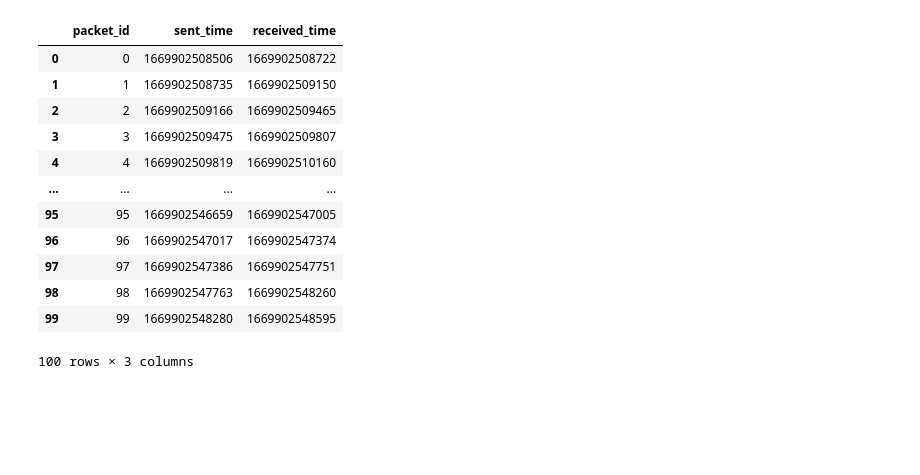
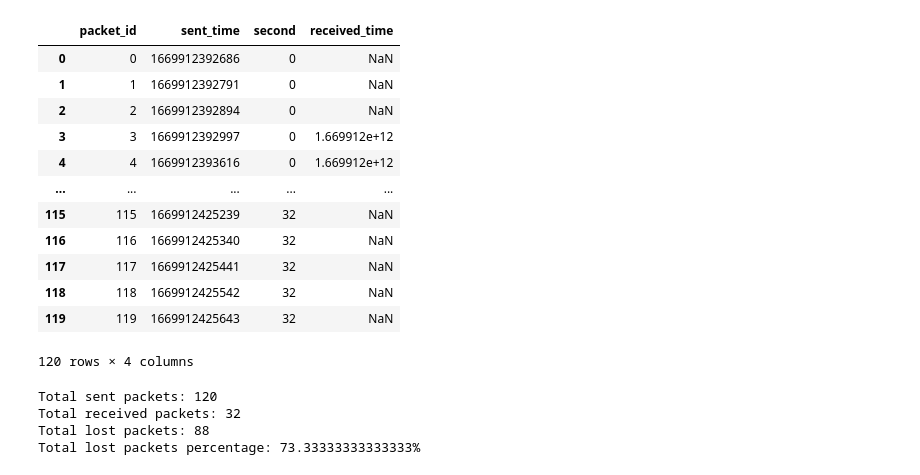
Before and after one commit to gary1030/zenoh-in-noise-environment, a Jupyter notebook: zenoh-measurement/data_analysis.ipynb, the cells around one changed output. Saved outputs shown, nothing was run; the diff lists cells and outputs as text; code cells hidden in the pictures; blank space fills up the shorter version.

Commit message:
finish stats for 10M and 100M

```diff
--- a/zenoh-measurement/data_analysis.ipynb
+++ b/zenoh-measurement/data_analysis.ipynb
@@ -24,16 +4,13 @@ merged_result = merged_result.rename(columns={'sent_packet_id': 'packet_id'})
-# %%
-merged_result
-# %% [output]
-|  | packet_id | sent_time | received_time |
-| 0 | 0 | 1669902508506 | 1669902508722 |
-| 1 | 1 | 1669902508735 | 1669902509150 |
-| 2 | 2 | 1669902509166 | 1669902509465 |
-| 3 | 3 | 1669902509475 | 1669902509807 |
-| 4 | 4 | 1669902509819 | 1669902510160 |
-| ... | ... | ... | ... |
-| 95 | 95 | 1669902546659 | 1669902547005 |
-| 96 | 96 | 1669902547017 | 1669902547374 |
-| 97 | 97 | 1669902547386 | 1669902547751 |
-| 98 | 98 | 1669902547763 | 1669902548260 |
-| 99 | 99 | 1669902548280 | 1669902548595 |
-100 rows × 3 columns
+# %%
+# calculate seconds for sent
+def get_processed_df(run_id: int, Mbps: int) -> pd.DataFrame:
+    sent_df = pd.read_json(f'sent-data/{Mbps}M/{run_id}.json')
+    received_df = pd.read_json(f'received-data/{Mbps}M/{run_id}.json')
+    sent_df = pd.json_normalize(sent_df['sent_packet_list'])
+    received_df = pd.json_normalize(received_df['received_packet_list'])
+    sent_df['second'] = (sent_df['sent_time'] - sent_df['sent_time'].iloc[0]) / 1000
+    sent_df['second'] = sent_df['second'].apply(lambda x: math.floor(x))
+    sent_df['packet_id'] = sent_df['packet_id'].astype(int)
+    received_df['packet_id'] = received_df['packet_id'].astype(int)
+    sent_received = pd.merge(sent_df, received_df, how='left', left_on='packet_id', right_on='packet_id')
+    return sent_received
@@ -39,0 +25,24 @@ merged_result
+# %%
+df1 = get_processed_df(1, 10)
+df1
+# %% [output]
+|  | packet_id | sent_time | second | received_time |
+| 0 | 0 | 1669912392686 | 0 | NaN |
+| 1 | 1 | 1669912392791 | 0 | NaN |
+| 2 | 2 | 1669912392894 | 0 | NaN |
+| 3 | 3 | 1669912392997 | 0 | 1.669912e+12 |
+| 4 | 4 | 1669912393616 | 0 | 1.669912e+12 |
+| ... | ... | ... | ... | ... |
+| 115 | 115 | 1669912425239 | 32 | NaN |
+| 116 | 116 | 1669912425340 | 32 | NaN |
+| 117 | 117 | 1669912425441 | 32 | NaN |
+| 118 | 118 | 1669912425542 | 32 | NaN |
+| 119 | 119 | 1669912425643 | 32 | NaN |
+120 rows × 4 columns
+# %%
+get_stats_values(df1)
+# %% [output]
+Total sent packets: 120
+Total received packets: 32
+Total lost packets: 88
+Total lost packets percentage: 73.33333333333333%
```
Also changed, not shown: parts of 9 cells of this notebook, 4 other files.
